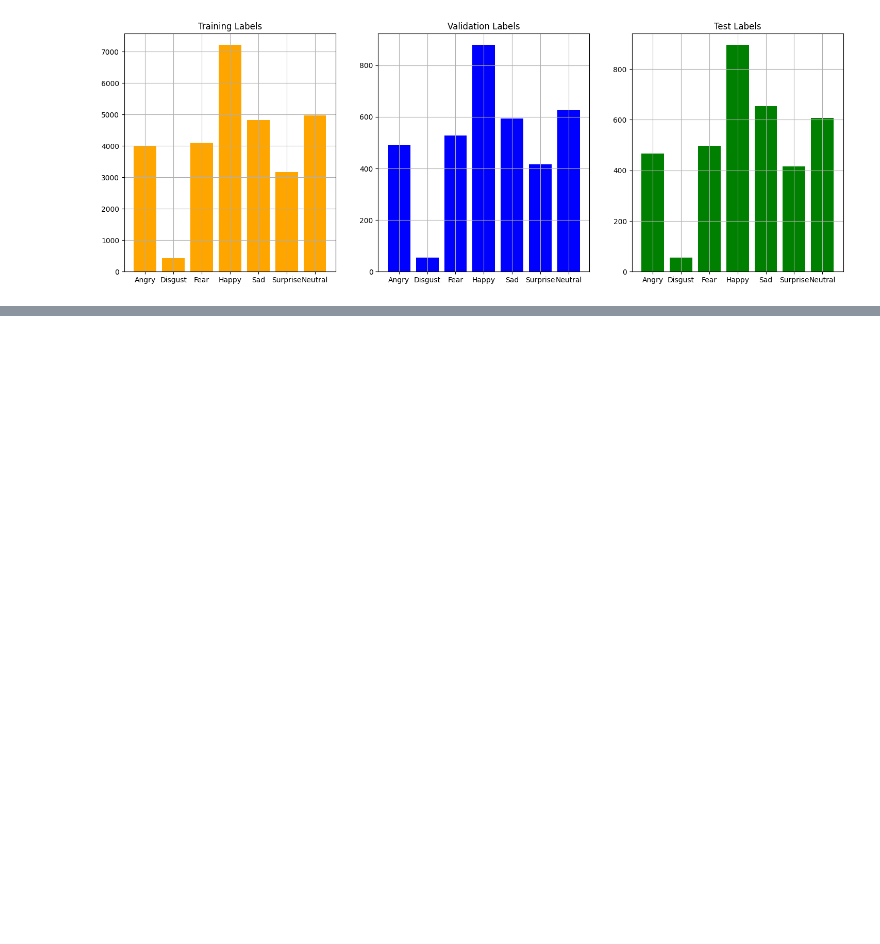
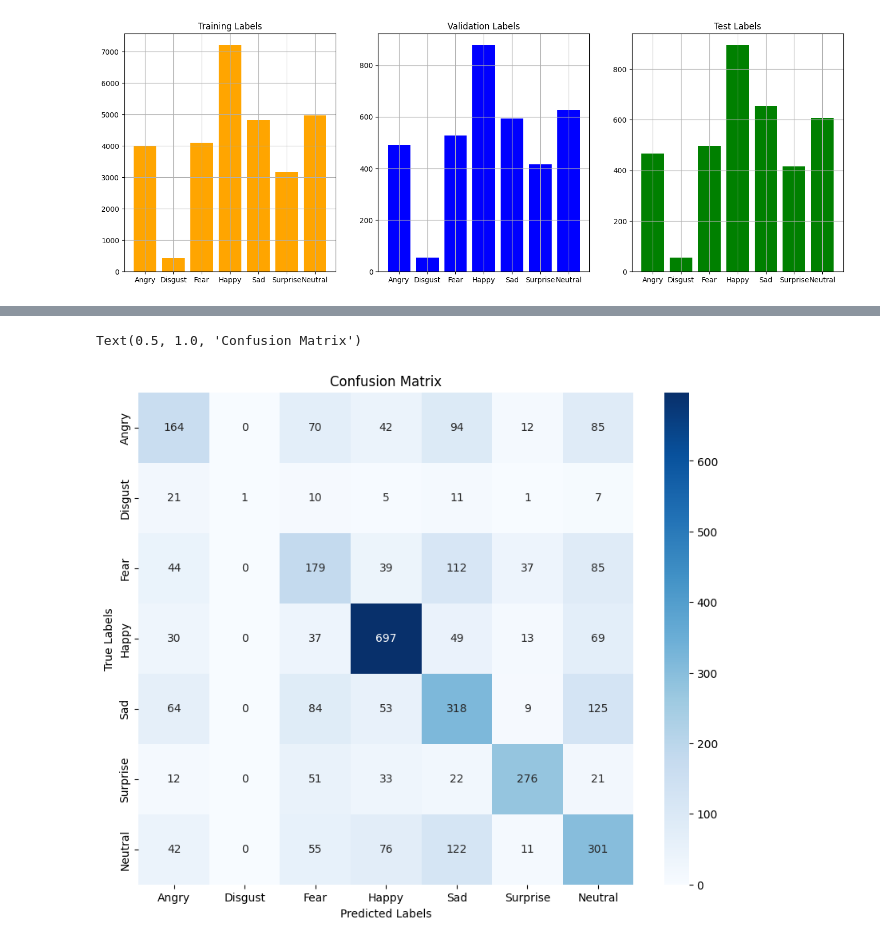
Before and after one commit to s4bih/machine-learning, a Jupyter notebook: Untitled13.ipynb, the cells around one changed output, grey strips where cells are left out. Drawn from its saved outputs; the diff is of its cells as text; code cells hidden in the pictures; blank space fills up the shorter version.

```diff
--- a/Untitled13.ipynb
+++ b/Untitled13.ipynb
@@ -233,0 +247,5 @@ Epoch 2/12
+# %%
+test_loss, test_acc = model.evaluate(test_image, test_label)
+pred_test_label = model.predict(test_image)
+print('test_prediction',test_loss)
+print('Test accuracy:', test_acc)
@@ -233,0 +257,16 @@ Epoch 2/12
+# %%
+import matplotlib.pyplot as plt
+import seaborn as sns
+from sklearn.metrics import confusion_matrix # Import the confusion_matrix function
+true_label = test_image_label
+pred_label = np.argmax(pred_test_label, axis=1)
+matrix = confusion_matrix(true_label, pred_label) # Now this line should work
+emotion_labels = ['Angry', 'Disgust', 'Fear', 'Happy', 'Sad', 'Surprise', 'Neutral']
+plt.figure(figsize=(10, 8))
+sns.heatmap(matrix, annot=True, fmt='d', cmap='Blues', xticklabels=emotion_labels, yticklabels=emotion_labels)
+plt.xlabel('Predicted Labels')
+plt.ylabel('True Labels')
+plt.title('Confusion Matrix')
+# %% [output]
+Text(0.5, 1.0, 'Confusion Matrix')
+[figure, added]
```
Also changed, not shown: parts of 5 cells of this notebook.
